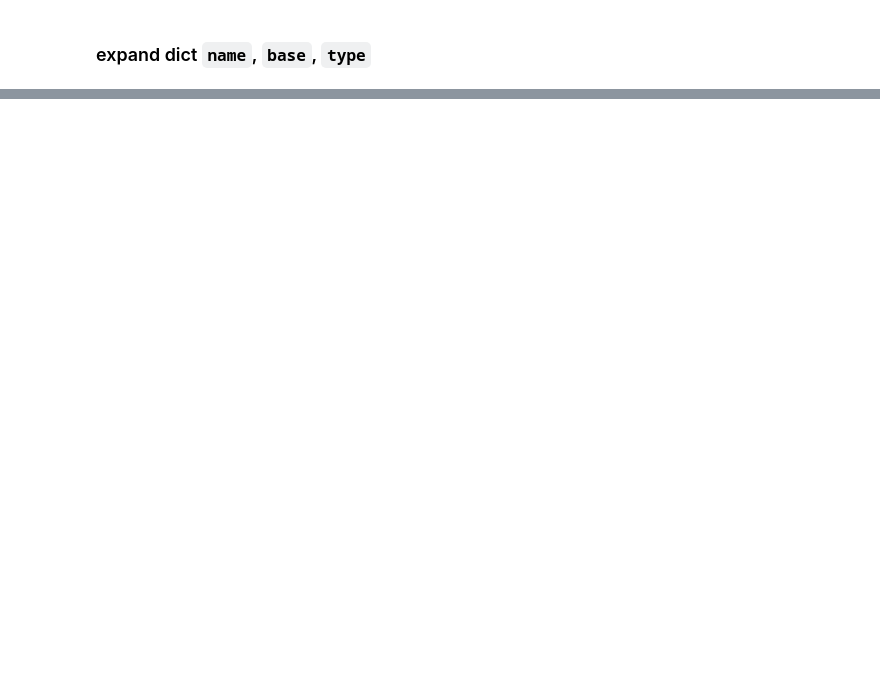
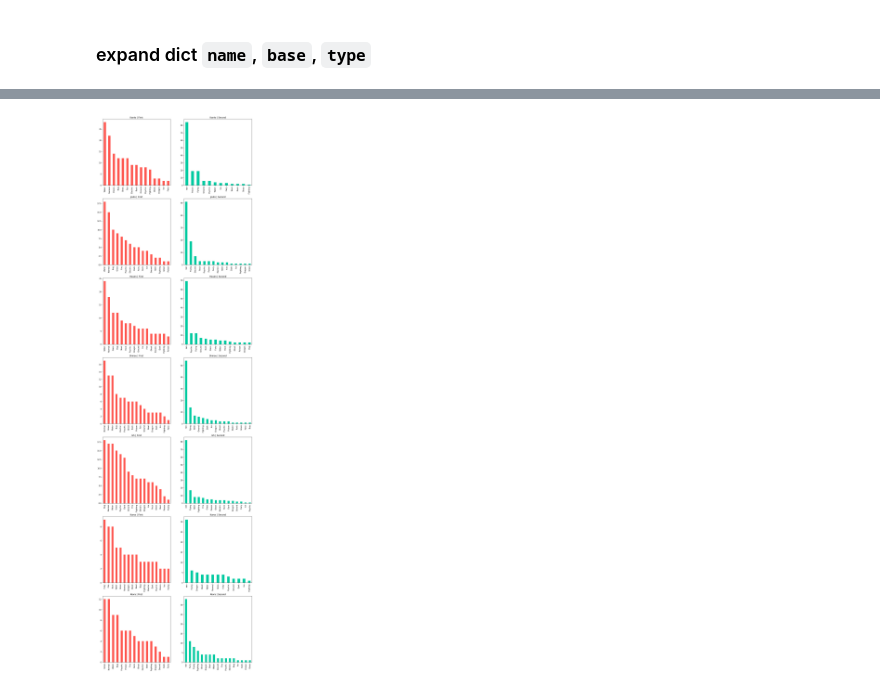
Before and after one commit to sasayabaku/Machine-Learning-notebook-memo, a Jupyter notebook: 008_Pokemon/Explore_data.ipynb, the cells around one changed output, grey strips where cells are left out. Saved outputs shown, nothing was run; the diff lists cells and outputs as text; code cells hidden in the pictures; blank space fills up the shorter version.

```diff
--- a/008_Pokemon/Explore_data.ipynb
+++ b/008_Pokemon/Explore_data.ipynb
@@ -122,0 +121,21 @@ result['type']
+# %%
+kanto_list = all_data[:151]
+jouto_list = all_data[151:251]
+houen_list = all_data[251:386]
+shinou_list = all_data[386:493]
+ish_list = all_data[493:649]
+karos_list = all_data[649:721]
+alora_list = all_data[721:809]
+
+generation_list = [kanto_list, jouto_list, houen_list, shinou_list, ish_list, karos_list, alora_list]
+name_list = ['Kanto', 'Jouto', 'Houen', 'Shinou', 'Ish', 'Karos', 'Alora']
+# %%
+fig, axes = plt.subplots(ncols=2, nrows=len(generation_list), figsize=(15, 8*len(generation_list)))
+
+for idx, (generation, name) in enumerate(zip(generation_list, name_list)):
+    unique_first_type = generation['First'].value_counts()
+    unique_second_type = generation['Second'].value_counts()
+    unique_first_type.plot(kind='bar', ax=axes[idx, 0], title="%s | First" % name)
+    unique_second_type.plot(kind='bar', ax=axes[idx, 1], title="%s | Second" % name, color=sns.color_palette()[1])
+# %% [output]
+[figure, added]
```
Also changed, not shown: parts of 14 cells of this notebook.
